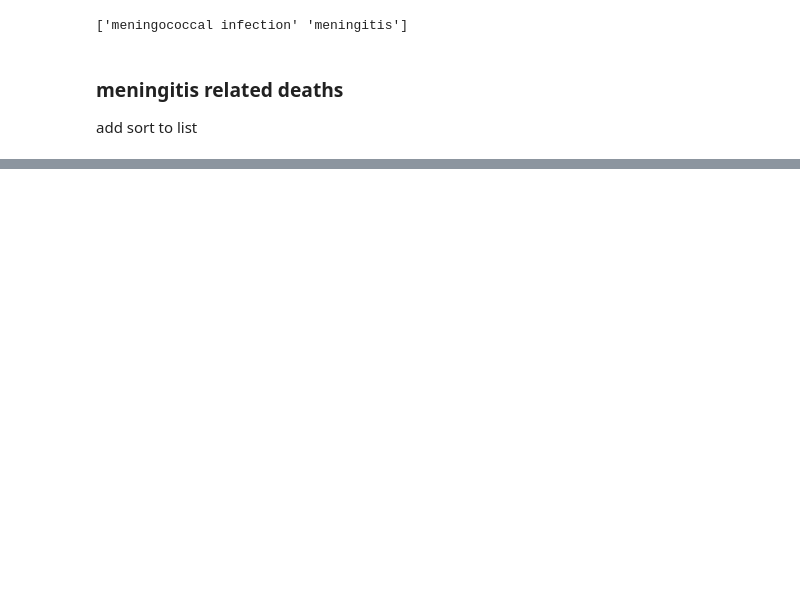
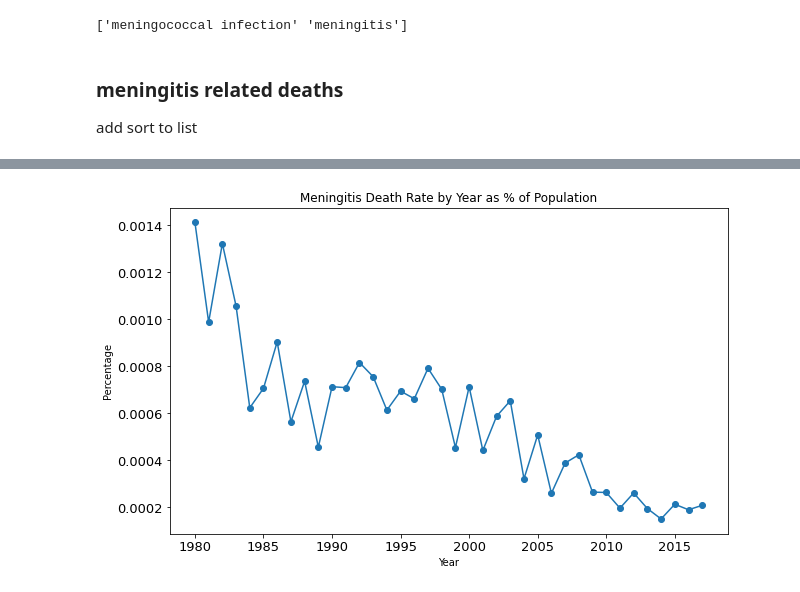
Before and after one commit to jobrien2/UCD-project, a Jupyter notebook: UCD_Start_project.ipynb, the cells around one changed output, grey strips where cells are left out. Drawn from its saved outputs; the diff is of its cells as text; code cells hidden in the pictures; blank space fills up the shorter version.

```diff
--- a/UCD_Start_project.ipynb
+++ b/UCD_Start_project.ipynb
@@ -626,6 +619,6 @@ def categorised_data (query, age_group):
     return new_sorted_mort_df
 # %%
-meningitis_df  = categorised_data(my_query,'All ages')
+meningitis_df  = categorised_data(my_query,'All ages','Both sexes')
 # %%
 meningitis_df_summary = meningitis_df.groupby('Year')['VALUE'].sum()
 meningitis_df_summary.plot(kind = 'bar', title = 'Total Deaths Per Annum due to Meningitis related', ylabel = 'Total Deaths', xlabel = ' Year', figsize = (10,6), color =(0.2, 0.1, 0.1, 0.1),  edgecolor='red', fontsize = 13)
@@ -651,0 +646,6 @@ suicide_df  = categorised_data(my_query3,'All ages')
+# %%
+mort_df_meni_mf_line = meningitis_df.groupby(['Year'])['Death_Percent'].sum()
+mort_df_meni_mf_line.plot(kind = 'line', x='Year', linestyle='-', marker='o', title = 'Meningitis Death Rate by Year as % of Population',ylabel = 'Percentage',figsize = (10,6), fontsize = 13 )
+plt.show()
+# %% [output]
+[figure, added]
```
Also changed, not shown: parts of 75 cells of this notebook, 2 other files.
